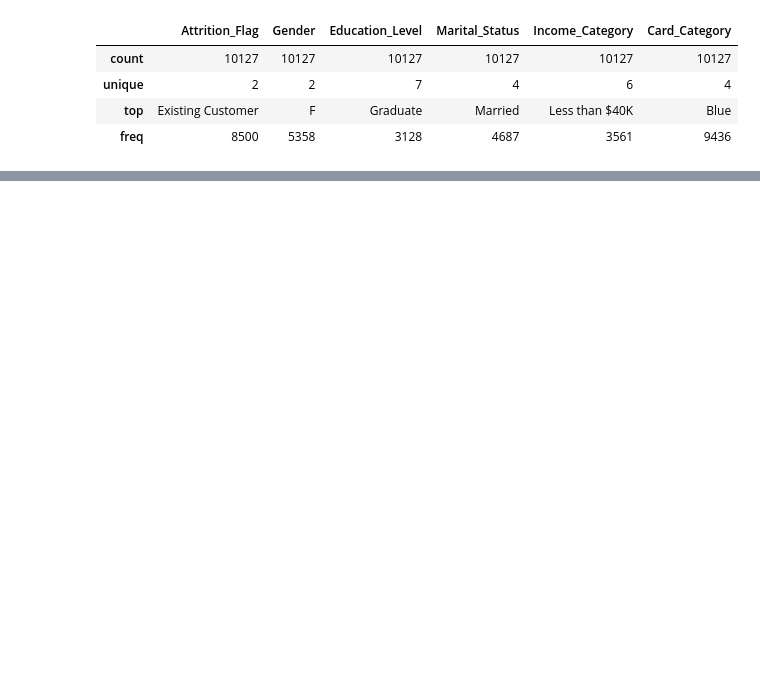
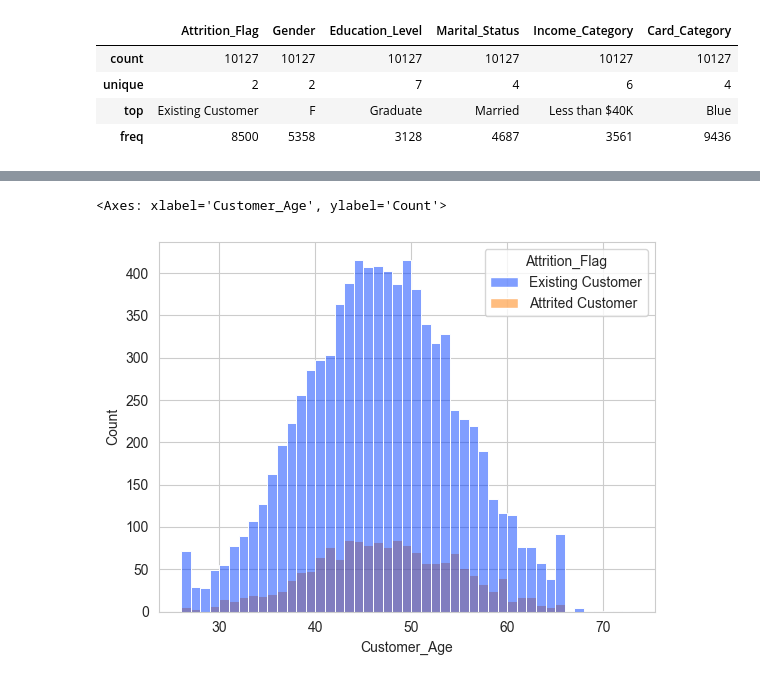
Before and after one commit to kasiadybcio/Credit_card, a Jupyter notebook: eda.ipynb, the cells around one changed output, grey strips where cells are left out. Saved outputs shown, nothing was run; the diff lists cells and outputs as text; code cells hidden in the pictures; blank space fills up the shorter version.

Commit message:
hist plot

```diff
--- a/eda.ipynb
+++ b/eda.ipynb
@@ -94,0 +90,9 @@ g.map(plt.hist, 'Customer_Age', bins=20)
+# %%
+# plt.figure(figsize=(15,6))
+sns.set_style("whitegrid",{'font_scale':'1.6'})
+sns.histplot(data=data,x="Customer_Age",hue="Attrition_Flag",palette="bright")
+#lepiej korzystac z SNS, ta biblioteka jest nowsza niz plt i wyglada "lepiej"
+#wiecej o kolorach w SNS: https://seaborn.pydata.org/tutorial/color_palettes.html
+# %% [output]
+<Axes: xlabel='Customer_Age', ylabel='Count'>
+[figure, added]
```
Also changed, not shown: parts of 4 cells of this notebook.
